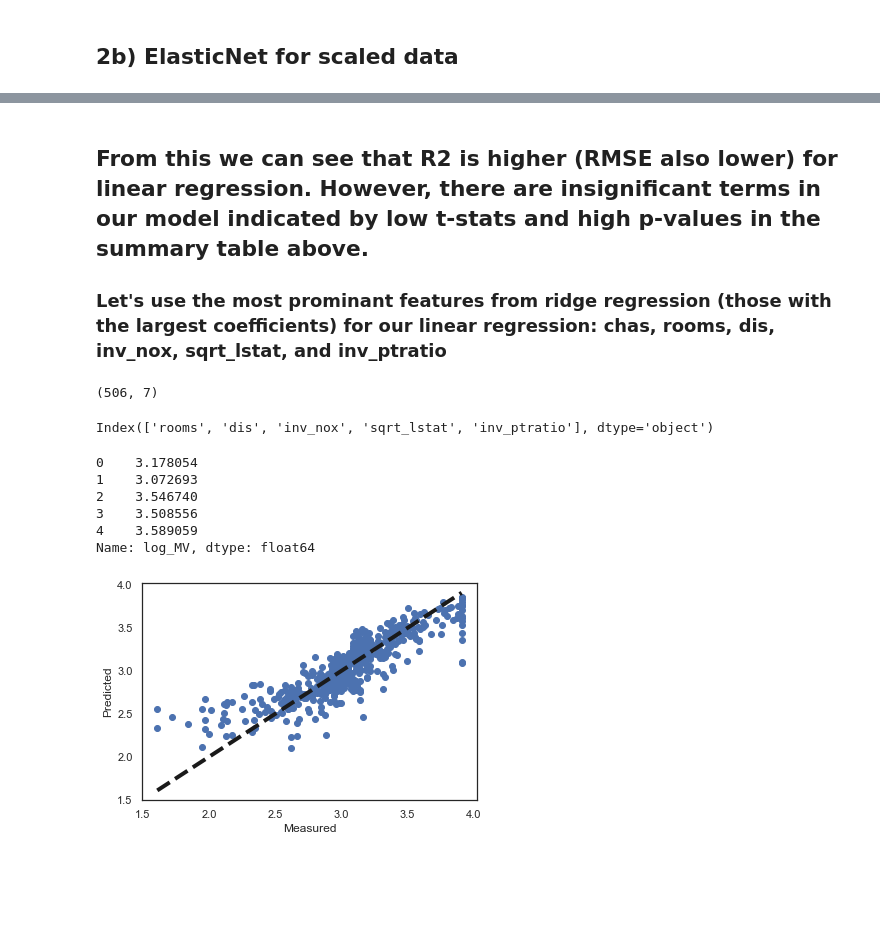
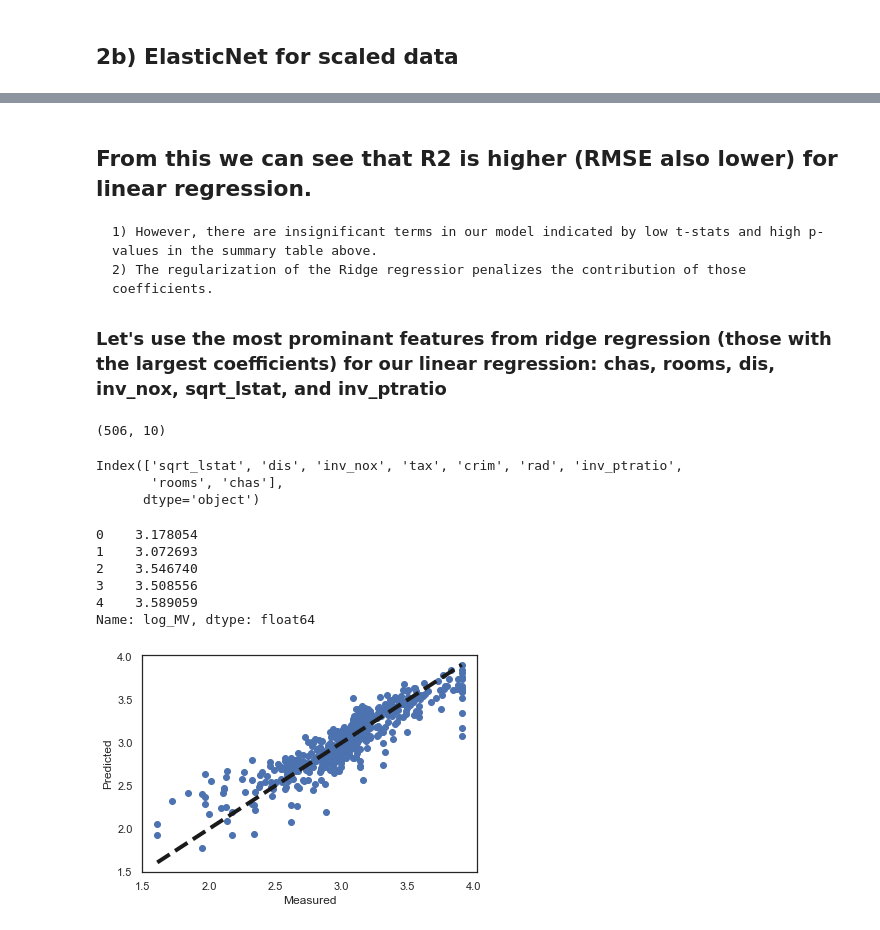
Before and after one commit to bblank70/MSDS422, a Jupyter notebook: Assignment2- Boston_Housing.ipynb, the cells around one changed output, grey strips where cells are left out. Cells and saved outputs as stored; diff of their text form; code cells hidden in the pictures; blank space fills up the shorter version.

```diff
--- a/Assignment2- Boston_Housing.ipynb
+++ b/Assignment2- Boston_Housing.ipynb
@@ -310,0 +315,21 @@ model_data =boston_trimmed[['log_MV','sqrt_lstat', 'rooms']]
+# %%
+sns.set_theme(style="white")
+
+#correlation matrix
+corr =boston_trimmed.corr()
+
+# Generate a mask for the upper triangle
+mask = np.triu(np.ones_like(corr, dtype=bool))
+
+# Set up the matplotlib figure
+f, ax = plt.subplots(figsize=(11, 9))
+
+# Generate a custom diverging colormap
+cmap = sns.diverging_palette(230, 20, as_cmap=True)
+
+# Draw the heatmap with the mask and correct aspect ratio
+sns.heatmap(corr, mask=mask, cmap=cmap, vmax=.3, center=0,
+            square=True, linewidths=.5, cbar_kws={"shrink": .5})
+
+plt.subplots_adjust(top=1)
+plt.suptitle("Correlation Heatmap for Boston_trimmed",fontsize= 30)
@@ -660,19 +707,24 @@ RMSE:  0.1958
 # %% [markdown]
-## From this we can see that R2 is higher (RMSE also lower) for linear regression. However, there are insignificant terms in our model indicated by low t-stats and high p-values in the summary table above.
+## From this we can see that R2 is higher (RMSE also lower) for linear regression.
+    1) However, there are insignificant terms in our model indicated by low t-stats and high p-values in the summary table above.
+    2) The regularization of the Ridge regressior penalizes the contribution of those coefficients.
+
 ### Let's use the most prominant features from ridge regression (those with the largest coefficients) for our linear regression: chas,  rooms, dis, inv_nox, sqrt_lstat, and inv_ptratio
 # %%
-boston_subset = boston_new[['chas',  'rooms', 'dis', 'inv_nox', 'sqrt_lstat', 'inv_ptratio', 'log_MV']]
+boston_subset = boston_new[['sqrt_lstat', 'dis', 'inv_nox','tax', 'crim', 'rad', 'inv_ptratio', 'rooms', 'chas', 'log_MV']]
 # %%
 boston_subset.shape
 # %% [output]
-(506, 7)
+(506, 10)
 # %%
-X_sub = boston_subset.iloc[:,1:6]
+X_sub = boston_subset.iloc[:,0:9]
 y_sub = boston_subset.iloc[:,-1]
 # %%
 X_sub.columns
 # %% [output]
-Index(['rooms', 'dis', 'inv_nox', 'sqrt_lstat', 'inv_ptratio'], dtype='object')
+Index(['sqrt_lstat', 'dis', 'inv_nox', 'tax', 'crim', 'rad', 'inv_ptratio',
+       'rooms', 'chas'],
+      dtype='object')
 # %%
 y_sub.head()
 # %% [output]
@@ -685,19 +737,19 @@ Name: log_MV, dtype: float64
 # %%
 Lsub_regress = LinearRegression()
 Lsub_regress.fit(X_sub,y_sub)
 
 Xsub_Labels_pred = Lsub_regress.predict(X_sub)
 
 fig, train = plt.subplots()
 train.scatter(y_sub, Xsub_Labels_pred)
 #plt.plot(Train_Features, Train_Labels_pred, color='blue', linewidth=3)
-train.plot([Train_Labels.min(), Train_Labels.max()], [Train_Labels.min(), Train_Labels.max()], 'k--', lw=4)
+train.plot([y_sub.min(), y_sub.max()], [y_sub.min(), y_sub.max()], 'k--', lw=4)
 train.set_xlabel('Measured')
 train.set_ylabel('Predicted')
 
 plt.show()
 # %% [output]
-[figure, old version]
+[figure, new version]
 # %%
 regression_results(y_sub, Xsub_Labels_pred)
 
```
Also changed, not shown: parts of 66 cells of this notebook.
